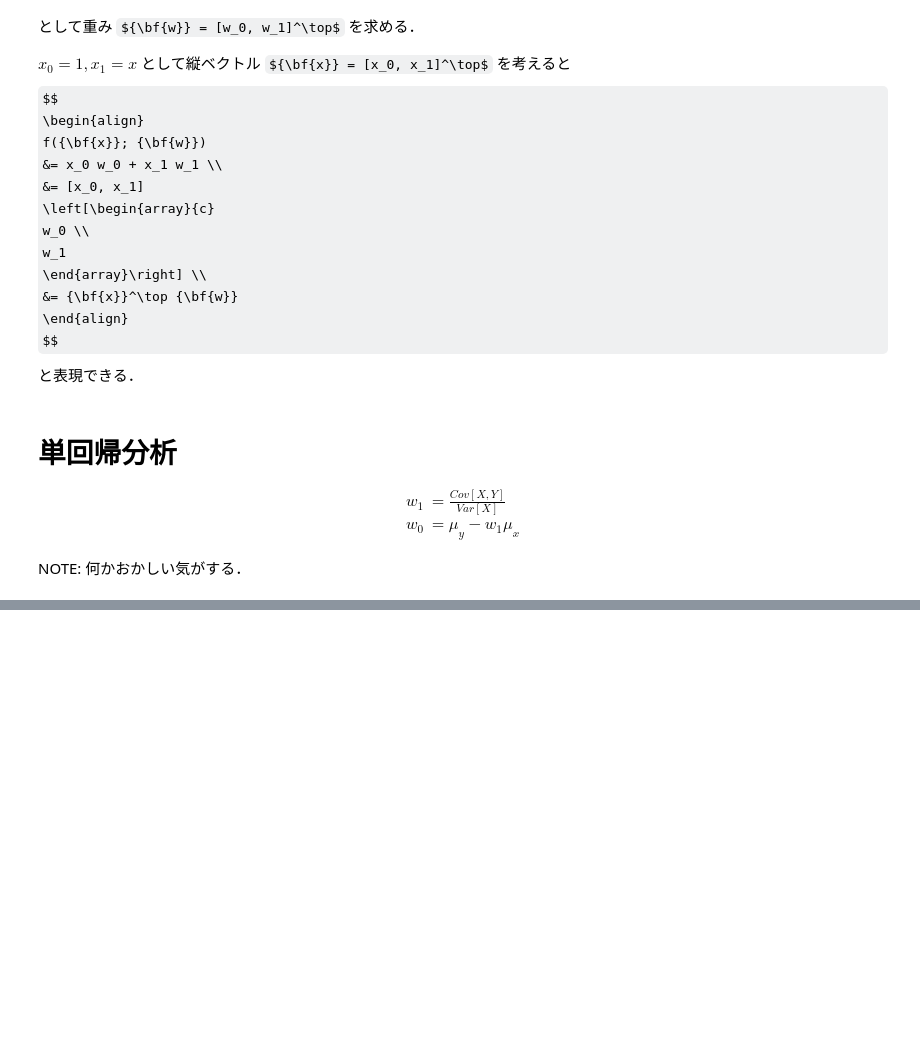
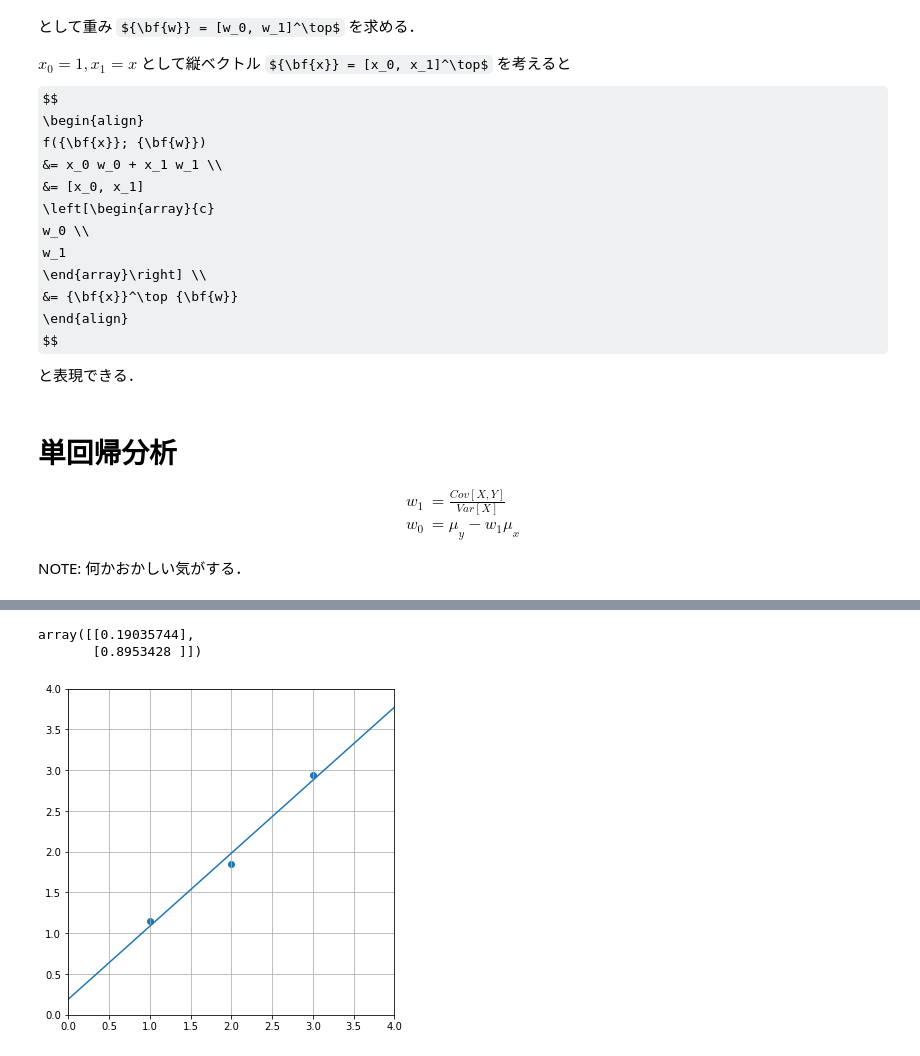
Before and after one commit to takeyarise/jupyternotebooks, a Jupyter notebook: impl_optimization_linear_model.ipynb, the cells around one changed output, grey strips where cells are left out. Drawn from its saved outputs; the diff is of its cells as text; code cells hidden in the pictures; some formulas as TeX source; blank space fills up the shorter version.

```diff
--- a/impl_optimization_linear_model.ipynb
+++ b/impl_optimization_linear_model.ipynb
@@ -121,0 +183,39 @@ plt.show()
+# %%
+def L(w_0, w_1):
+    return np.sum((Y - (w_0 + w_1 * X))**2)
+# %%
+def gradient(f):
+    h = 1e-8
+    return lambda x: (f(x + h) - f(x)) / h
+# %%
+def nabla_2d(f):
+    def _ret(x, y):
+        dx = gradient(lambda x: f(x, y))
+        dy = gradient(lambda y: f(x, y))
+        return dx(x), dy(y)
+    return _ret
+# %%
+# 初期値
+w_0, w_1 = 1., 1.
+α = 0.001
+
+nabla_L = nabla_2d(L)
+for _ in range(10000):
+    dw = nabla_L(w_0, w_1)
+    w_0 = w_0 - α * dw[0]
+    w_1 = w_1 - α * dw[1]
+
+W = np.array([w_0, w_1]).reshape(-1, 1)
+W
+# %% [output]
+array([[0.19035744],
+       [0.8953428 ]])
+# %%
+x_range = np.arange(5)
+fig, ax = plt.subplots(1, 1, figsize=(6, 6))
+ax.scatter(X, Y)
+ax.plot(x_range, linear_model(W)(x_range))
+plot_option(ax, (0, 4), (0, 4))
+plt.show()
+# %% [output]
+[figure, added]
```
Also changed, not shown: parts of 12 cells of this notebook.
